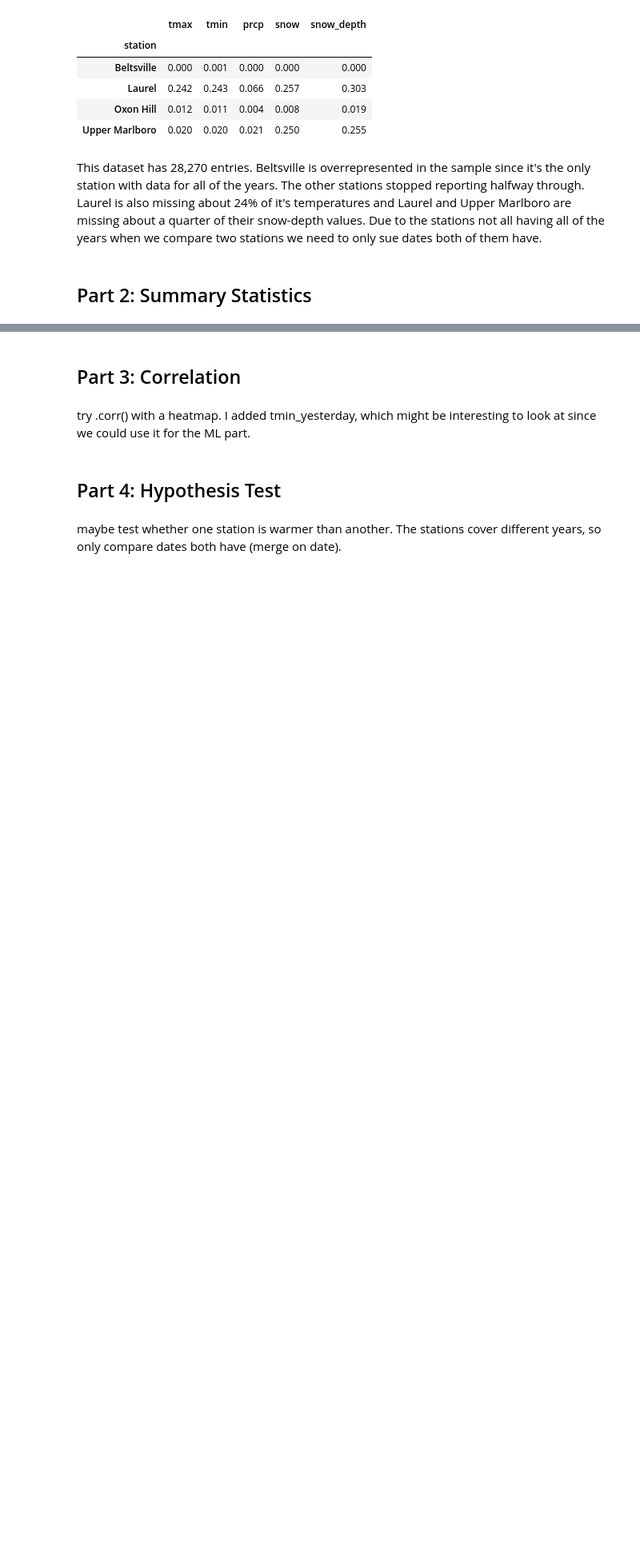
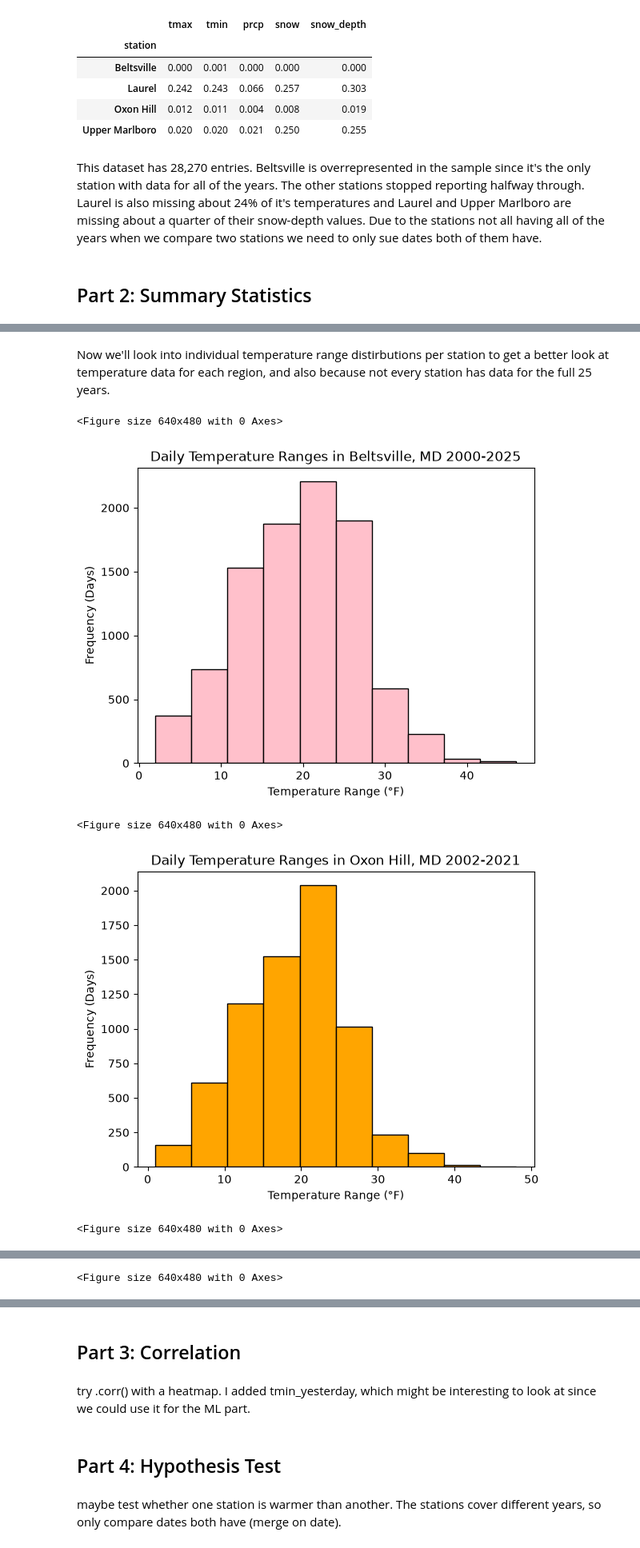
Before and after one commit to deebee27/CMSC320-Final-Project, a Jupyter notebook: checkpoint2.ipynb, the cells around one changed output, grey strips where cells are left out. Shown at 80% size. Drawn from its saved outputs; the diff is of its cells as text; code cells hidden in the pictures; blank space fills up the shorter version.

```diff
--- a/checkpoint2.ipynb
+++ b/checkpoint2.ipynb
@@ -153,0 +254,45 @@ maybe compare average temps/rain by station or month, and check for outliers. FY
+# %% [markdown]
+Now we'll look into individual temperature range distirbutions per station to get a better look at temperature data for each region, and also because not every station has data for the full 25 years.
+# %%
+#individual histogram distributions of temperature ranges
+stationstemprange = df.groupby('station')[['temperature_range']]
+
+beltsvilletemprange = stationstemprange.get_group('Beltsville')
+oxonhilltemprange = stationstemprange.get_group('Oxon Hill')
+uppermarlborotemprange = stationstemprange.get_group('Upper Marlboro')
+laureltemprange = stationstemprange.get_group('Laurel')
+
+
+plt.figure()
+beltsvilletemprange.hist(grid=False, edgecolor='black', color='pink')
+plt.xlabel('Temperature Range (°F)')
+plt.ylabel('Frequency (Days)')
+plt.title('Daily Temperature Ranges in Beltsville, MD 2000-2025')
+plt.show()
+
+plt.figure()
+oxonhilltemprange.hist(grid=False, edgecolor='black', color='orange')
+plt.xlabel('Temperature Range (°F)')
+plt.ylabel('Frequency (Days)')
+plt.title('Daily Temperature Ranges in Oxon Hill, MD 2002-2021')
+plt.show()
+
+plt.figure()
+uppermarlborotemprange.hist(grid=False, edgecolor='black', color='green')
+plt.xlabel('Temperature Range (°F)')
+plt.ylabel('Frequency (Days)')
+plt.title('Daily Temperature Ranges in Upper Marlboro, MD 2000-2016')
+plt.show()
+
+plt.figure()
+laureltemprange.hist(grid=False, edgecolor='black', color='purple')
+plt.xlabel('Temperature Range (°F)')
+plt.ylabel('Frequency (Days)')
+plt.title('Daily Temperature Ranges in Laurel, MD 2000-2016')
+plt.show()
+# %% [output]
+<Figure size 640x480 with 0 Axes>
+[figure, added]
+<Figure size 640x480 with 0 Axes>
+[figure, added]
+<Figure size 640x480 with 0 Axes>
@@ -153,0 +300 @@ maybe compare average temps/rain by station or month, and check for outliers. FY
+<Figure size 640x480 with 0 Axes>
```
Also changed, not shown: parts of 37 cells of this notebook.
